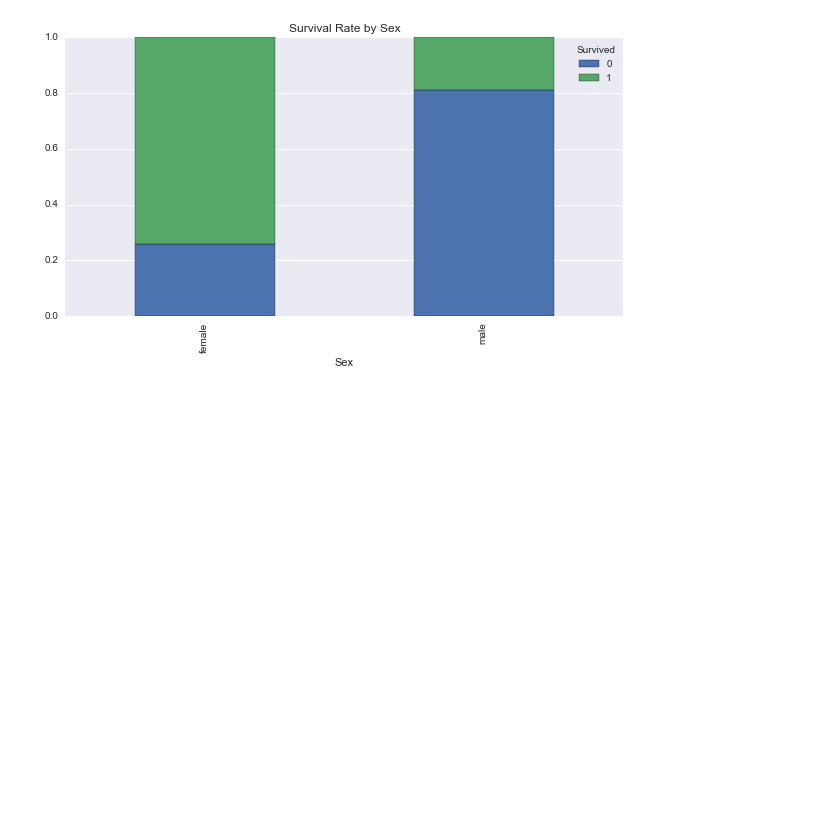
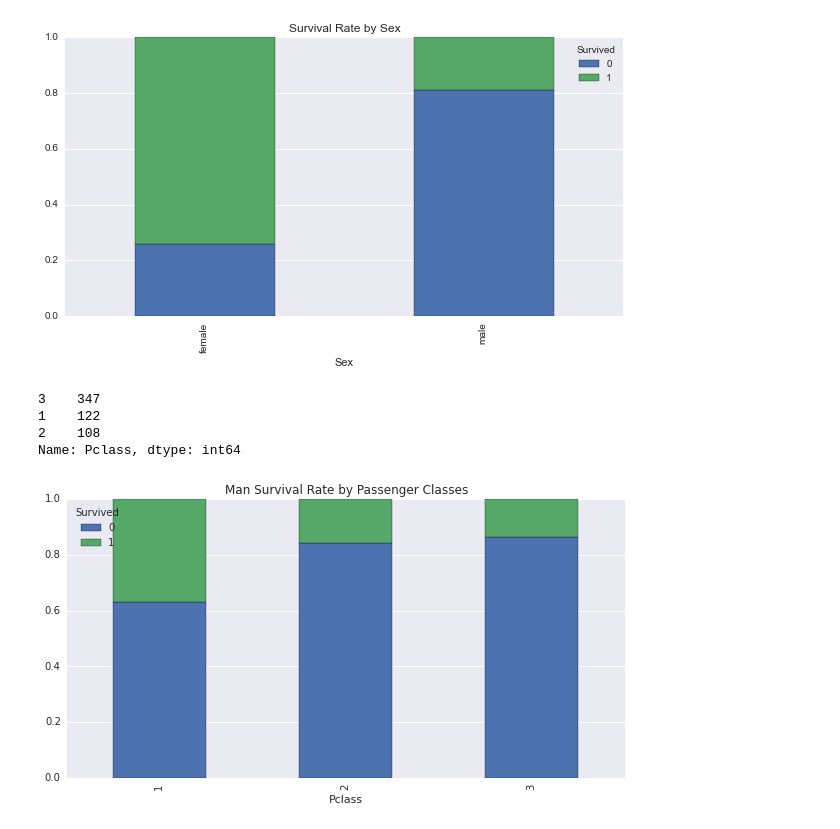
Before and after one commit to shirleyChou/kaggle, a Jupyter notebook: Titanic/Titanic - Machine Learning from Disaster.ipynb, the cells around one changed output. Saved outputs shown, nothing was run; the diff lists cells and outputs as text; code cells hidden in the pictures; blank space fills up the shorter version.

```diff
--- a/Titanic/Titanic - Machine Learning from Disaster.ipynb
+++ b/Titanic/Titanic - Machine Learning from Disaster.ipynb
@@ -243,3 +240,22 @@ df_percent.plot(kind='bar',
 # %% [output]
 <matplotlib.axes._subplots.AxesSubplot at 0x...>
 [figure]
+# %%
+df_train = df_train[df_train.Sex =='male']
+df_train.Pclass.value_counts()
+# %% [output]
+3    347
+1    122
+2    108
+Name: Pclass, dtype: int64
+# %%
+# sns.countplot(x='Pclass', hue='Survived', data=df_train, palette="Paired")
+df_man = pd.crosstab(df_train.Pclass, df_train.Survived)  # (index, column)
+df_man_percent = df_man.div(df_man.sum(axis=1).astype(float), axis=0)  # 行对行除
+df_man_percent.plot(kind='Bar',
+                    stacked=True,
+                    title="Man Survival Rate by Passenger Classes")
+plt.xlabel = "Passenger Classes"
+plt.ylabel = "Survival Rate"
+# %% [output]
+[figure, added]
```
Also changed, not shown: parts of 2 cells of this notebook.
